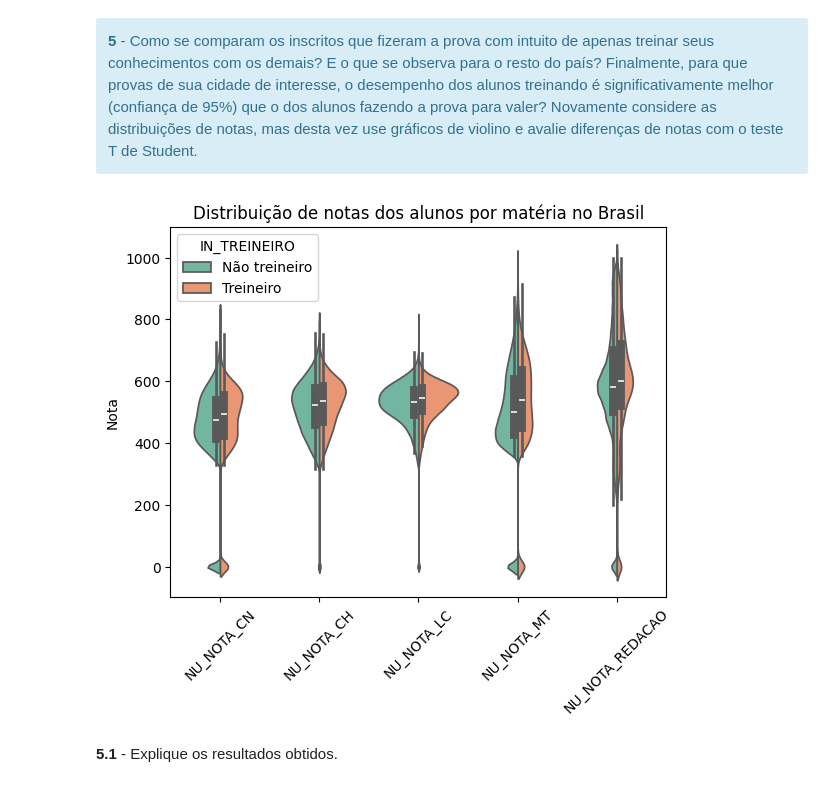
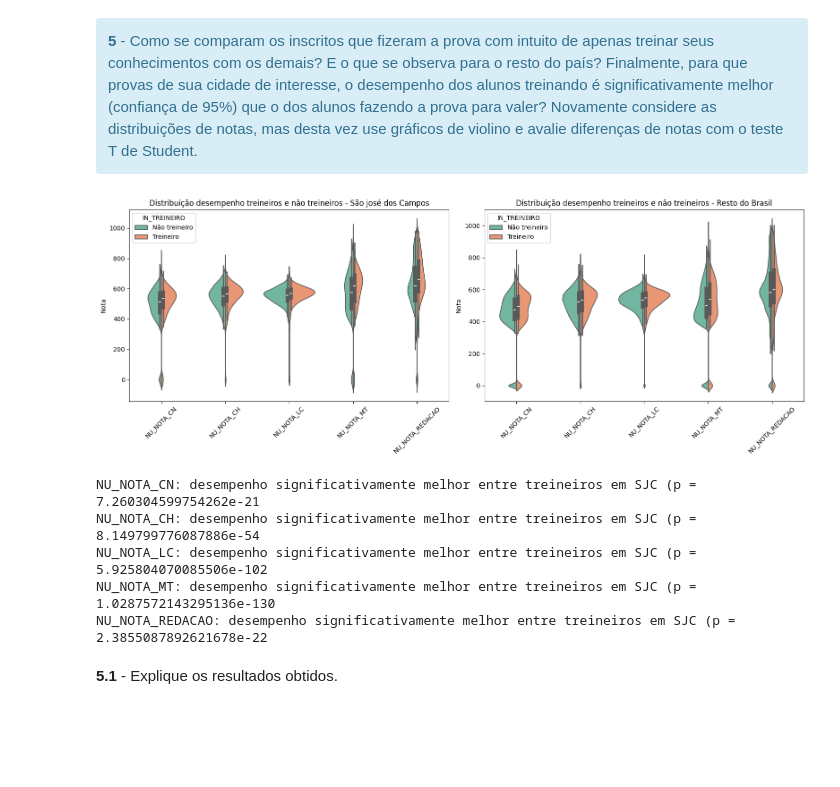
Before and after one commit to SarahLimaSO/Trabalho_ciencia_de_dados_enem, a Jupyter notebook: Trabalho Pratico - DS.ipynb, the cells around one changed output. Drawn from its saved outputs; the diff is of its cells as text; code cells hidden in the pictures; blank space fills up the shorter version.

```diff
--- a/Trabalho Pratico - DS.ipynb
+++ b/Trabalho Pratico - DS.ipynb
@@ -167,17 +167,17 @@ alunos_privada = df_enem['TP_ESCOLA'] == 3
 alunos_pub_priv = alunos_publica | alunos_privada
 
 # Selecionando somente a cidade de SJC
-cidade_sjc = df_enem['NO_MUNICIPIO_NASCIMENTO'] == 'São José dos Campos'
+cidade_sjc = df_enem['NO_MUNICIPIO_NASCIMENTO'] == MUNICIPIO_PROVA
 
 # Selecionando o resto do país
-resto_brasil = df_enem['NO_MUNICIPIO_NASCIMENTO'] != 'São José dos Campos'
+resto_brasil = df_enem['NO_MUNICIPIO_NASCIMENTO'] != MUNICIPIO_PROVA
 
 ### Aplicando os filtros
 
 # Dados São José dos Campos
-df_sjc = df_enem[cidade_sjc & alunos_pub_priv]
+df_sjc_pub_priv = df_enem[cidade_sjc & alunos_pub_priv]
 
 # Dados do resto do pais
-df_brasil = df_enem[resto_brasil & alunos_pub_priv]
+df_brasil_pub_priv = df_enem[resto_brasil & alunos_pub_priv]
 # %%
 ### Organizando os dados para melhor visualização
@@ -265,24 +265,78 @@ do país, considerando um nível de confiança de 95%.
 <b>5</b> - Como se comparam os inscritos que fizeram a prova com intuito de apenas treinar seus conhecimentos com os demais? E o que se observa para o resto do país? Finalmente, para que provas de sua cidade de interesse, o desempenho dos alunos treinando é significativamente melhor (confiança de 95%) que o dos alunos fazendo a prova para valer? Novamente considere as distribuições de notas, mas desta vez use gráficos de violino e avalie diferenças de notas com o teste T de Student.
 </div>
 # %%
-# Organizando os dados para melhor visualização
-df_long = df_enem.melt(
+### Organizando os dados para melhor visualização
+
+# Seleciona o municipio São josé dos campos
+df_long_sjc = df_enem[cidade_sjc].melt(
+    id_vars=['IN_TREINEIRO'],
+    value_vars=notas,
+    var_name='Matéria',
+    value_name='Nota'
+)
+
+# Seleciona o resto do país
+df_long_brasil = df_enem[resto_brasil].melt(
     id_vars=['IN_TREINEIRO'],
     value_vars=notas,
     var_name='Matéria',
     value_name='Nota'
 )
 
 # Colocando nomes descritivos para facilitar a visualização e entendimento
-df_long['IN_TREINEIRO'] = df_long['IN_TREINEIRO'].replace({0: 'Não treineiro', 1: 'Treineiro'})
+df_long_sjc['IN_TREINEIRO'] = df_long_sjc['IN_TREINEIRO'].replace({0: 'Não treineiro', 1: 'Treineiro'})
+df_long_brasil['IN_TREINEIRO'] = df_long_brasil['IN_TREINEIRO'].replace({0: 'Não treineiro', 1: 'Treineiro'})
 
-sns.violinplot(data=df_long, x='Matéria', y='Nota', hue='IN_TREINEIRO', split=True, inner='box', palette='Set2')
-plt.title('Distribuição de notas dos alunos por matéria no Brasil')
-plt.xlabel('')
-plt.xticks(rotation=45)
+### Criando os gráficos
+fig, axes = plt.subplots(nrows=1, ncols=2, figsize=(16, 6))
+
+sns.violinplot(data=df_long_sjc, x='Matéria', y='Nota', hue='IN_TREINEIRO', split=True, inner='box', palette='Set2', ax=axes[0])
+axes[0].set_title('Distribuição desempenho treineiros e não treineiros - São josé dos Campos')
+axes[0].set_xlabel('')
+axes[0].tick_params(axis='x', rotation=45)
+
+sns.violinplot(data=df_long_brasil, x='Matéria', y='Nota', hue='IN_TREINEIRO', split=True, inner='box', palette='Set2', ax=axes[1])
+axes[1].set_title('Distribuição desempenho treineiros e não treineiros - Resto do Brasil')
+axes[1].set_xlabel('')
+axes[1].tick_params(axis='x', rotation=45)
+
+plt.tight_layout()
 plt.show()
 # %% [output]
-[figure, old version]
+[figure, new version]
+# %%
+# Selecionando alunos treineiros e não treineiros de todos os tipos de escola
+df_treineiros = df_enem[df_enem['IN_TREINEIRO'] == 1]
+df_nao_treineiros = df_enem[df_enem['IN_TREINEIRO'] == 0]
+
+# Comparando desempenho escolas PÚBLICAS por matéria
+from scipy.stats import ttest_ind
+
+for materia in notas:
+    # Separando as notas da matéria específica
+    notas_treineiros = df_treineiros[materia]
+    notas_nao_treineiros = df_nao_treineiros[materia]
+
+    # Aplicando o teste T de Student
+    t_stat, p_valor_bilateral = ttest_ind(notas_treineiros, notas_nao_treineiros, equal_var=False)
+
+    # Convertendo o resultado para unicaudal
+    if t_stat > 0:
+        p_valor_unicaudal = p_valor_bilateral / 2
+    else:
+        p_valor_unicaudal = 1 - (p_valor_bilateral / 2)
+
+    # Interpretando o resultado
+    if p_valor_unicaudal <= 0.05:
+        print(f"{materia}: desempenho significativamente melhor entre treineiros em SJC (p = {p_valor_unicaudal}")
+    else:
+        print(f"{materia}: sem evidência de desempenho significativamente melhor entre treineiros em SJC (p = {p_valor_unicaudal})")
+# %% [output]
+NU_NOTA_CN: desempenho significativamente melhor entre treineiros em SJC (p = 7.260304599754262e-21
+NU_NOTA_CH: desempenho significativamente melhor entre treineiros em SJC (p = 8.149799776087886e-54
+NU_NOTA_LC: desempenho significativamente melhor entre treineiros em SJC (p = 5.925804070085506e-102
+NU_NOTA_MT: desempenho significativamente melhor entre treineiros em SJC (p = 1.0287572143295136e-130
+NU_NOTA_REDACAO: desempenho significativamente melhor entre treineiros em SJC (p = 2.3855087892621678e-22
 # %% [markdown]
 <div class="alert alert-primary">
 <b>5.1</b> - Explique os resultados obtidos.
```
Also changed, not shown: parts of 3 cells of this notebook.
